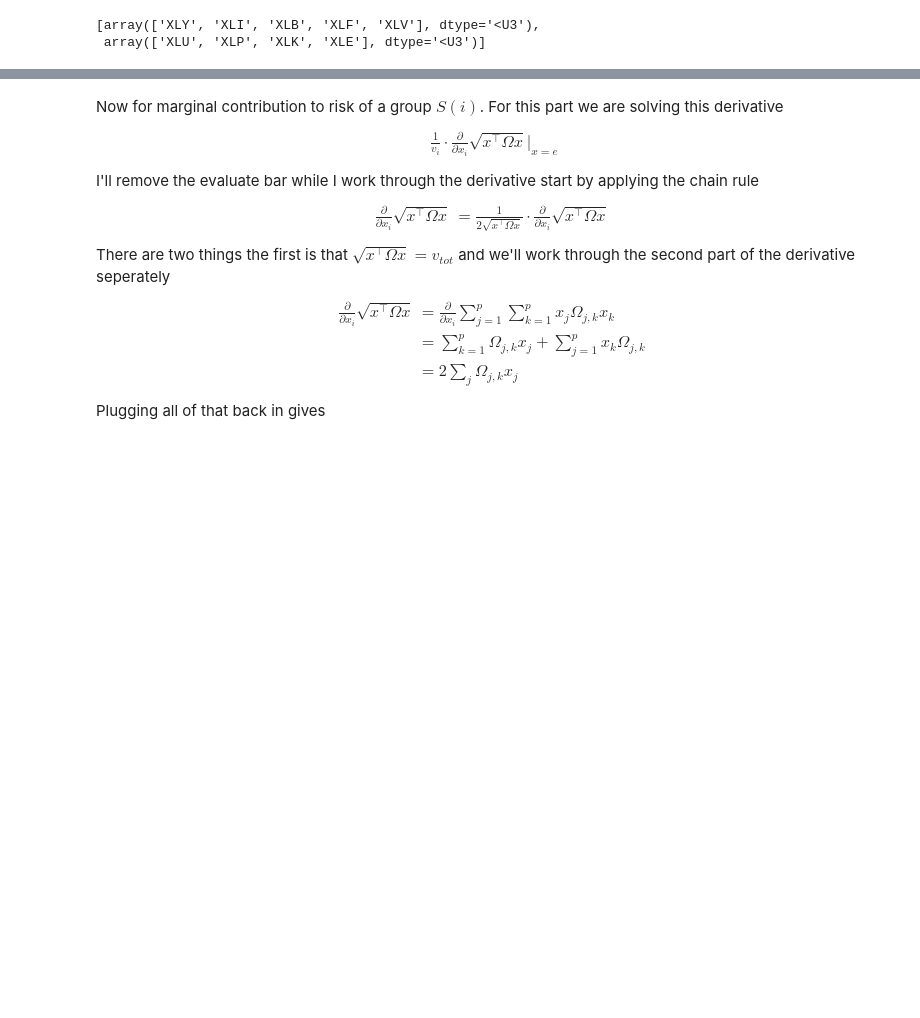
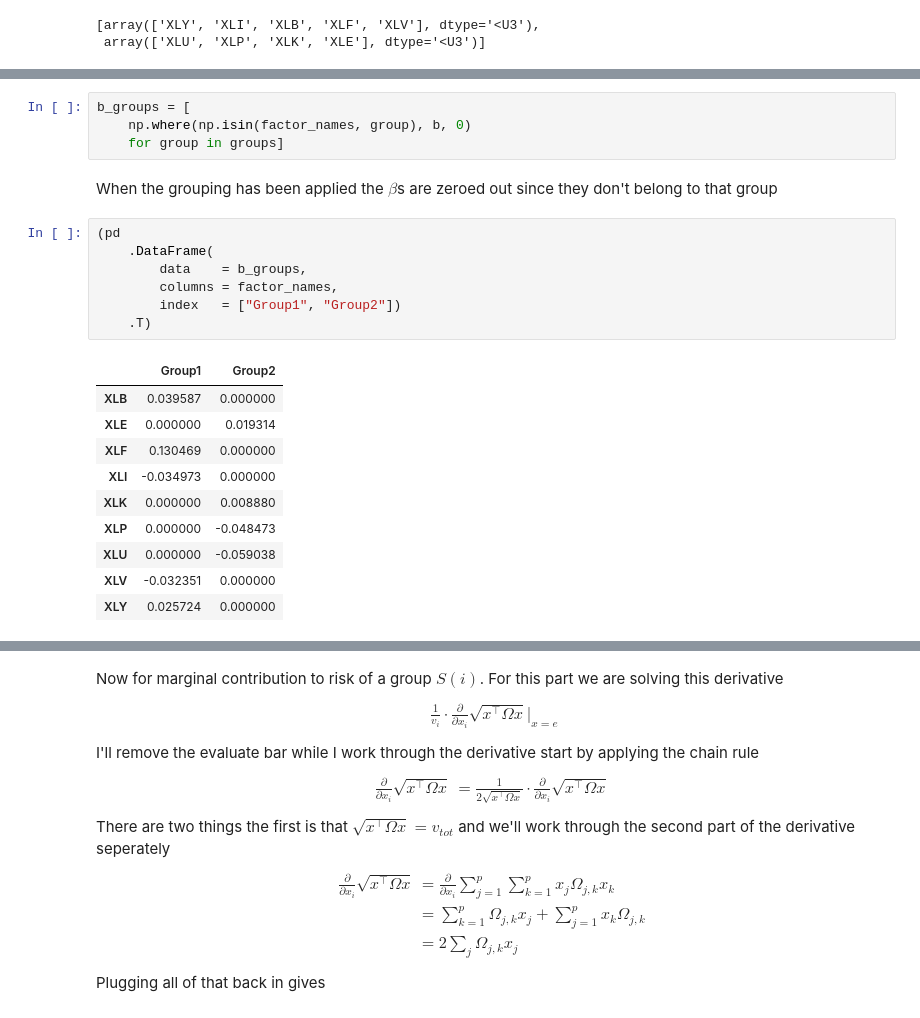
Before and after one commit to diegodalvarez/EQI, a Jupyter notebook: Chapter 4 - Linear Model of Returns.ipynb, the cells around one changed output, grey strips where cells are left out. Saved outputs shown, nothing was run; the diff lists cells and outputs as text; blank space fills up the shorter version.

```diff
--- a/Chapter 4 - Linear Model of Returns.ipynb
+++ b/Chapter 4 - Linear Model of Returns.ipynb
@@ -860,0 +880,24 @@ groups
+# %%
+b_groups = [
+    np.where(np.isin(factor_names, group), b, 0)
+    for group in groups]
+# %% [markdown]
+When the grouping has been applied the $\beta$s are zeroed out since they don't belong to that group
+# %%
+(pd
+    .DataFrame(
+        data    = b_groups,
+        columns = factor_names,
+        index   = ["Group1", "Group2"])
+    .T)
+# %% [output]
+|  | Group1 | Group2 |
+| XLB | 0.039587 | 0.000000 |
+| XLE | 0.000000 | 0.019314 |
+| XLF | 0.130469 | 0.000000 |
+| XLI | -0.034973 | 0.000000 |
+| XLK | 0.000000 | 0.008880 |
+| XLP | 0.000000 | -0.048473 |
+| XLU | 0.000000 | -0.059038 |
+| XLV | -0.032351 | 0.000000 |
+| XLY | 0.025724 | 0.000000 |
```
Also changed, not shown: parts of 6 cells of this notebook.
